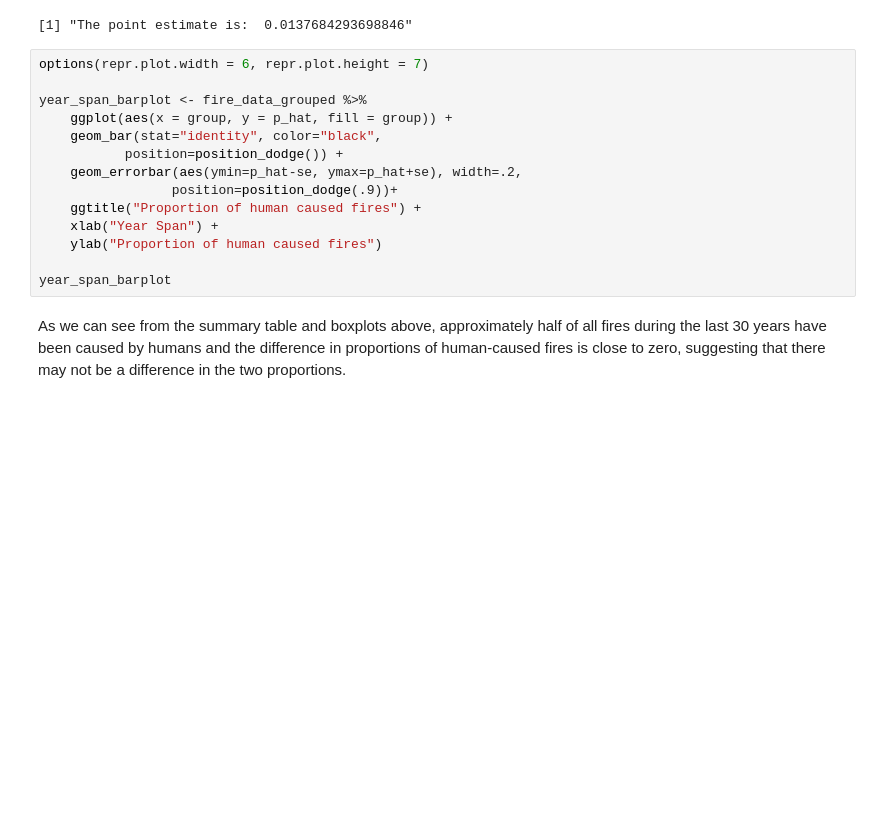
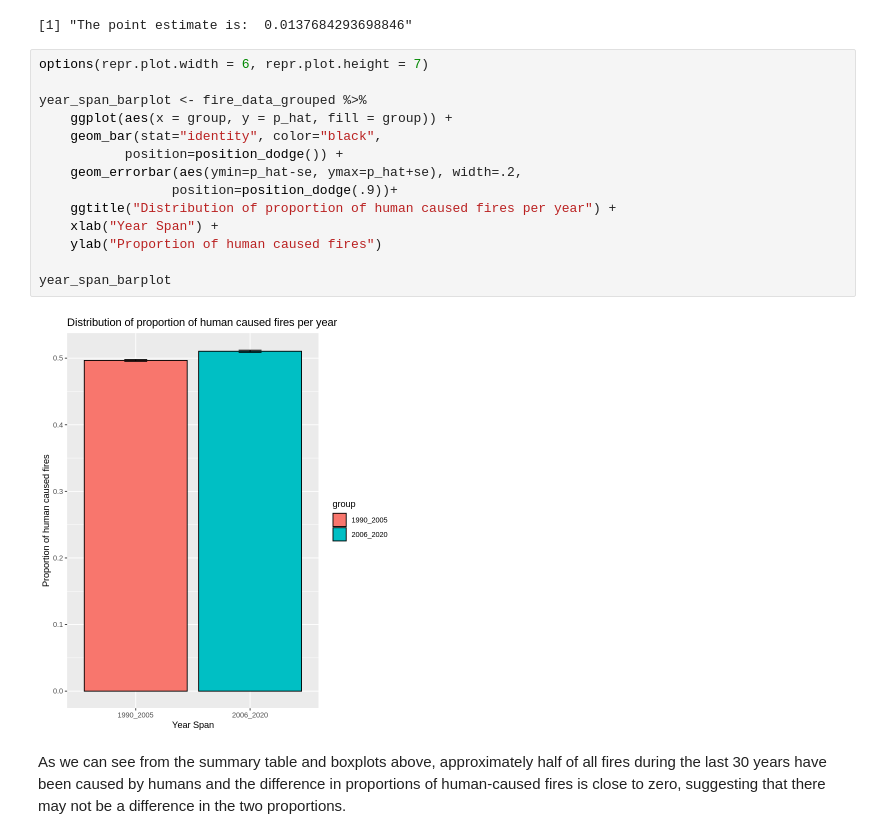
Before and after one commit to hakkd/Canada-Forest-Fires-By-Cause, a Jupyter notebook: proposal_group2 (1).ipynb, the cells around one changed output. Cells and saved outputs as stored; diff of their text form; blank space fills up the shorter version.

```diff
--- a/proposal_group2 (1).ipynb
+++ b/proposal_group2 (1).ipynb
@@ -139,17 +139,19 @@ A tibble: 2 × 4
 # %%
 options(repr.plot.width = 6, repr.plot.height = 7)
 
 year_span_barplot <- fire_data_grouped %>%
     ggplot(aes(x = group, y = p_hat, fill = group)) +
     geom_bar(stat="identity", color="black",
            position=position_dodge()) +
     geom_errorbar(aes(ymin=p_hat-se, ymax=p_hat+se), width=.2,
                  position=position_dodge(.9))+
-    ggtitle("Proportion of human caused fires") +
+    ggtitle("Distribution of proportion of human caused fires per year") +
     xlab("Year Span") +
     ylab("Proportion of human caused fires")
 
 year_span_barplot
+# %% [output]
+[figure, added]
 # %% [markdown]
 As we can see from the summary table and boxplots above, approximately half of all fires during the last 30 years have been caused by humans and the difference in proportions of human-caused fires is close to zero, suggesting that there may not be a difference in the two proportions.
 # %% [markdown]
```
